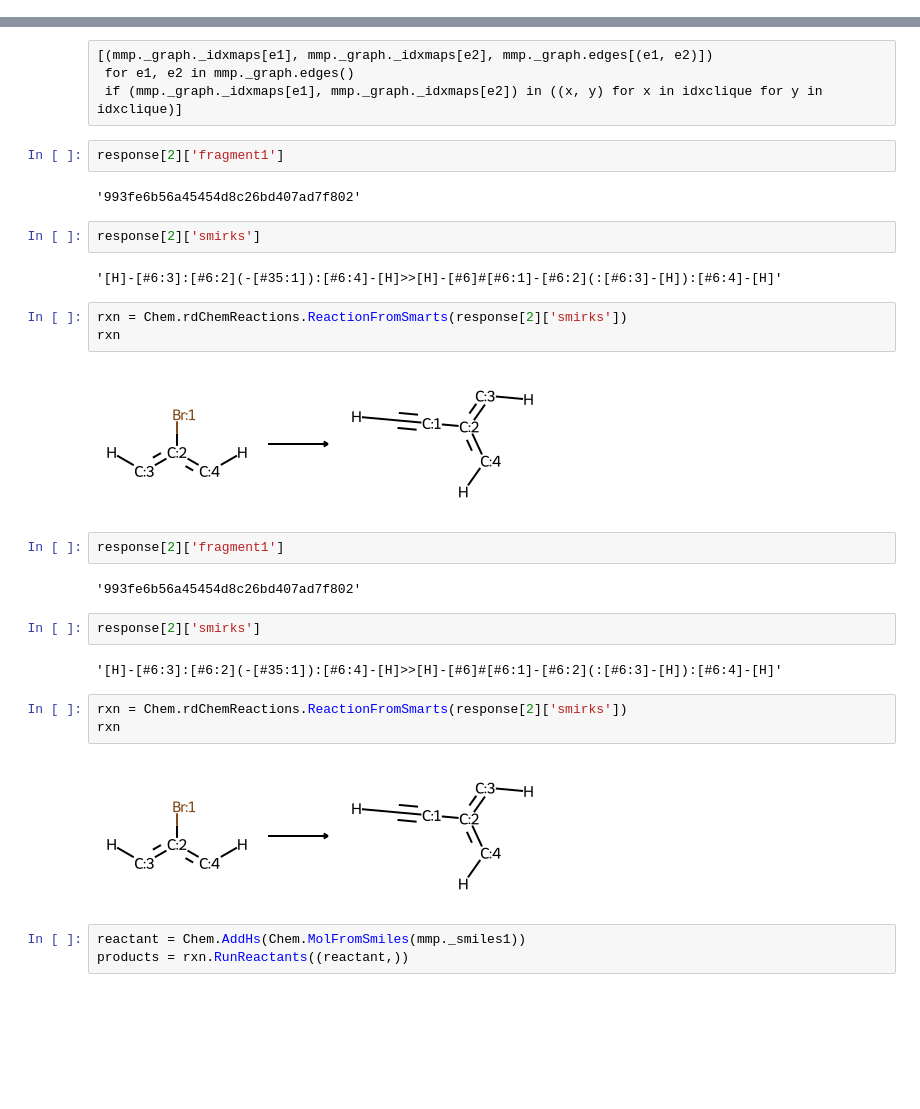
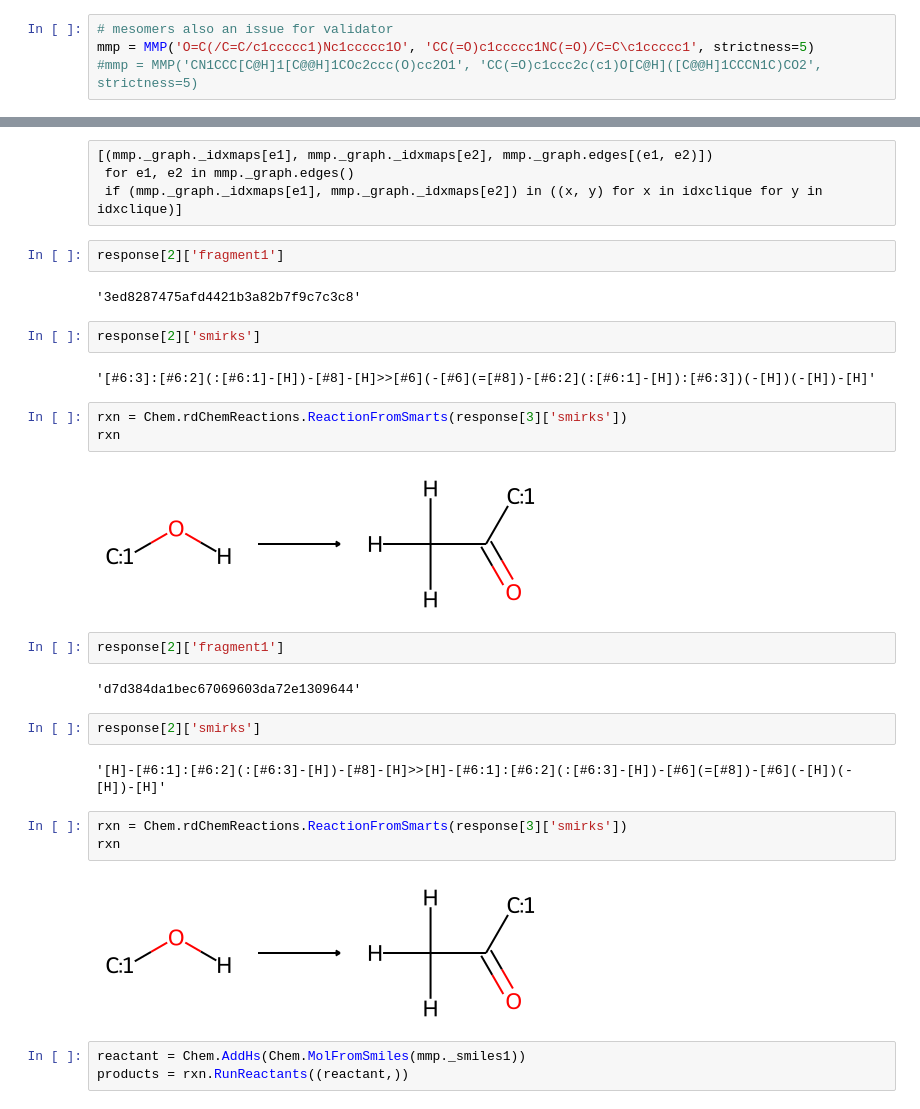
Before and after one commit to warner121/wizepair2, a Jupyter notebook: notebooks/dev-nx.ipynb, the cells around one changed output, grey strips where cells are left out. Saved outputs shown, nothing was run; the diff lists cells and outputs as text; blank space fills up the shorter version.

```diff
--- a/notebooks/dev-nx.ipynb
+++ b/notebooks/dev-nx.ipynb
@@ -597,3 +597,7 @@ mmp = MMP('O=C(CO[C@@H](CO)c1ccc(Br)cc1)NO', 'C#Cc1ccc([C@H](CO)OCC(=O)NO)cc1',
+# %%
+# mesomers also an issue for validator
+mmp = MMP('O=C(/C=C/c1ccccc1)Nc1ccccc1O', 'CC(=O)c1ccccc1NC(=O)/C=C\c1ccccc1', strictness=5)
+#mmp = MMP('CN1CCC[C@H]1[C@@H]1COc2ccc(O)cc2O1', 'CC(=O)c1ccc2c(c1)O[C@H]([C@@H]1CCCN1C)CO2', strictness=5)
 # %%
 (len(mmp._graph.nodes), len(mmp._graph.edges()))
 # %% [output]
@@ -663,29 +667,29 @@ mmp._mol2
 # %%
 response[2]['fragment1']
 # %% [output]
-'993fe6b56a45454d8c26bd407ad7f802'
+'3ed8287475afd4421b3a82b7f9c7c3c8'
 # %%
 response[2]['smirks']
 # %% [output]
-'[H]-[#6:3]:[#6:2](-[#35:1]):[#6:4]-[H]>>[H]-[#6]#[#6:1]-[#6:2](:[#6:3]-[H]):[#6:4]-[H]'
+'[#6:3]:[#6:2](:[#6:1]-[H])-[#8]-[H]>>[#6](-[#6](=[#8])-[#6:2](:[#6:1]-[H]):[#6:3])(-[H])(-[H])-[H]'
 # %%
-rxn = Chem.rdChemReactions.ReactionFromSmarts(response[2]['smirks'])
+rxn = Chem.rdChemReactions.ReactionFromSmarts(response[3]['smirks'])
 rxn
 # %% [output]
-[figure, old version]
+[figure, new version]
 # %%
 response[2]['fragment1']
 # %% [output]
-'993fe6b56a45454d8c26bd407ad7f802'
+'d7d384da1bec67069603da72e1309644'
 # %%
 response[2]['smirks']
 # %% [output]
-'[H]-[#6:3]:[#6:2](-[#35:1]):[#6:4]-[H]>>[H]-[#6]#[#6:1]-[#6:2](:[#6:3]-[H]):[#6:4]-[H]'
+'[H]-[#6:1]:[#6:2](:[#6:3]-[H])-[#8]-[H]>>[H]-[#6:1]:[#6:2](:[#6:3]-[H])-[#6](=[#8])-[#6](-[H])(-[H])-[H]'
 # %%
-rxn = Chem.rdChemReactions.ReactionFromSmarts(response[2]['smirks'])
+rxn = Chem.rdChemReactions.ReactionFromSmarts(response[3]['smirks'])
 rxn
 # %% [output]
-[figure, old version]
+[figure, new version]
 # %%
 reactant = Chem.AddHs(Chem.MolFromSmiles(mmp._smiles1))
 products = rxn.RunReactants((reactant,))
```
Also changed, not shown: parts of 9 cells of this notebook, 1 other file.
